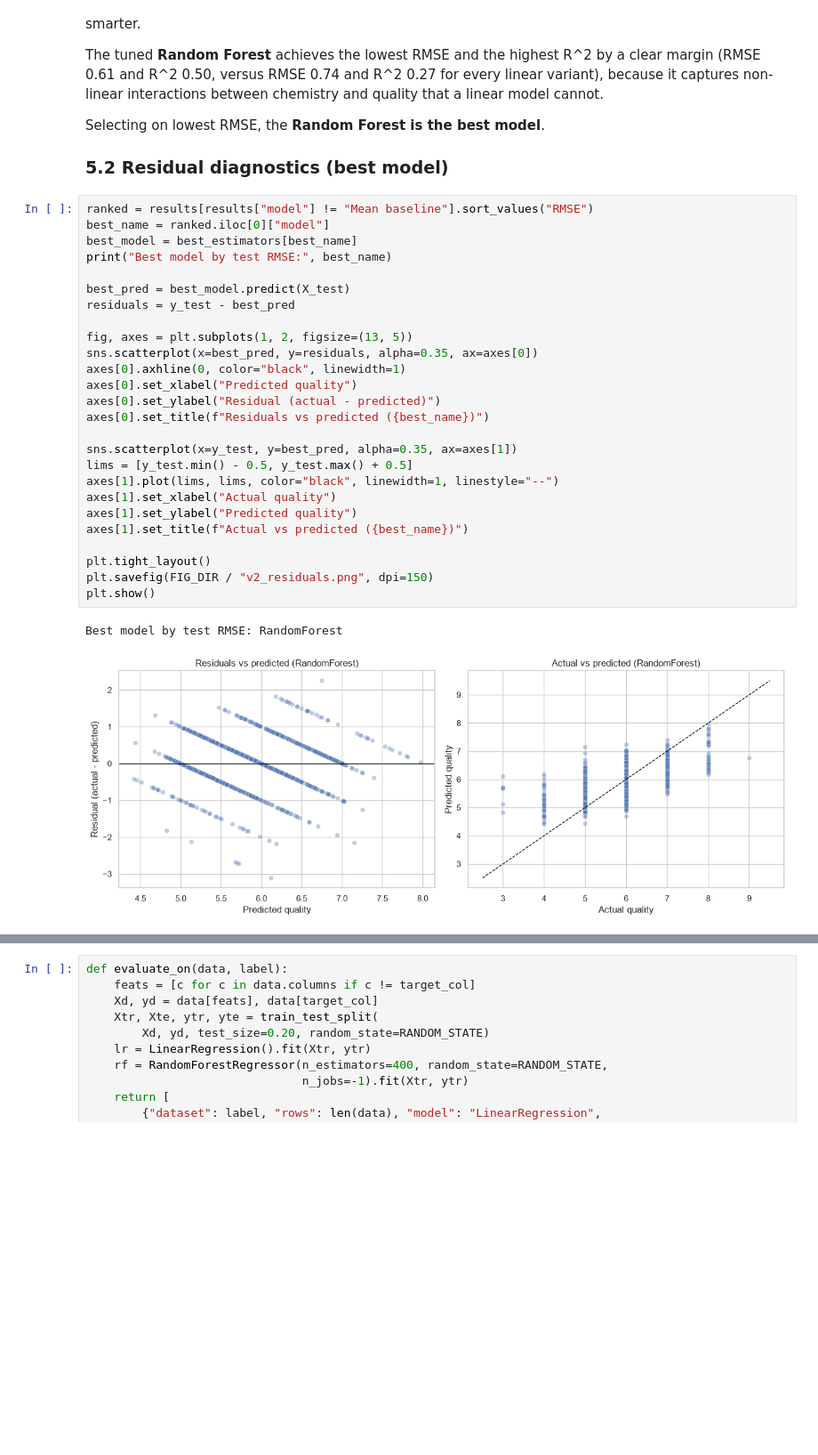
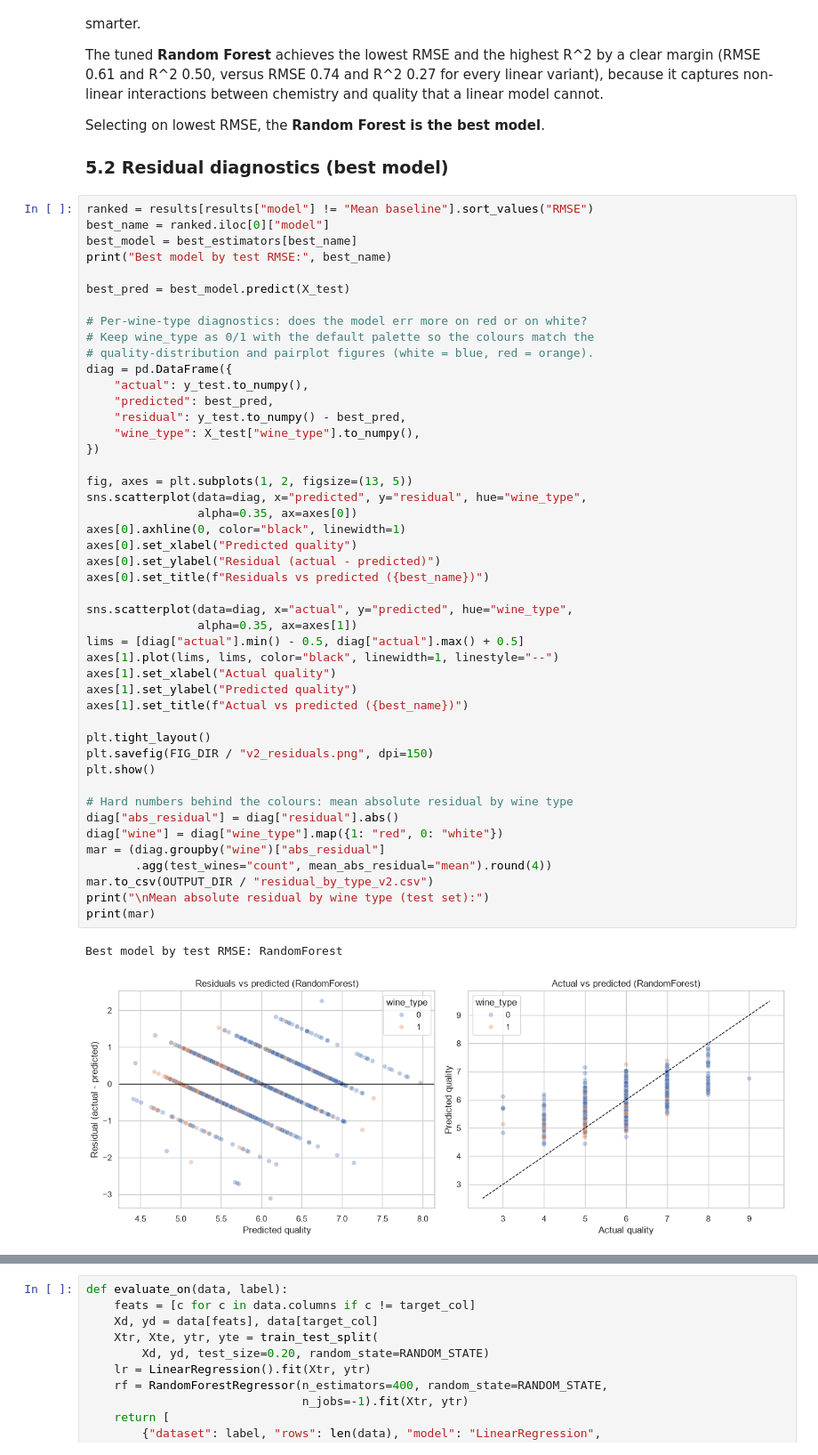
Before and after one commit to lfariabr/masters-swe-ai, a Jupyter notebook: 2026-T2/MLN/assignments/Assessment1/notebook/MLN601FariaLuisBrief1v2.ipynb, the cells around one changed output, grey strips where cells are left out. Shown at 89% size. Saved outputs shown, nothing was run; the diff lists cells and outputs as text; blank space fills up the shorter version.

```diff
--- a/2026-T2/MLN/assignments/Assessment1/notebook/MLN601FariaLuisBrief1v2.ipynb
+++ b/2026-T2/MLN/assignments/Assessment1/notebook/MLN601FariaLuisBrief1v2.ipynb
@@ -513,29 +513,49 @@ Selecting on lowest RMSE, the **Random Forest is the best model**.
 # %%
 ranked = results[results["model"] != "Mean baseline"].sort_values("RMSE")
 best_name = ranked.iloc[0]["model"]
 best_model = best_estimators[best_name]
 print("Best model by test RMSE:", best_name)
 
 best_pred = best_model.predict(X_test)
-residuals = y_test - best_pred
+
+# Per-wine-type diagnostics: does the model err more on red or on white?
+# Keep wine_type as 0/1 with the default palette so the colours match the
+# quality-distribution and pairplot figures (white = blue, red = orange).
+diag = pd.DataFrame({
+    "actual": y_test.to_numpy(),
+    "predicted": best_pred,
+    "residual": y_test.to_numpy() - best_pred,
+    "wine_type": X_test["wine_type"].to_numpy(),
+})
 
 fig, axes = plt.subplots(1, 2, figsize=(13, 5))
-sns.scatterplot(x=best_pred, y=residuals, alpha=0.35, ax=axes[0])
+sns.scatterplot(data=diag, x="predicted", y="residual", hue="wine_type",
+                alpha=0.35, ax=axes[0])
 axes[0].axhline(0, color="black", linewidth=1)
 axes[0].set_xlabel("Predicted quality")
 axes[0].set_ylabel("Residual (actual - predicted)")
 axes[0].set_title(f"Residuals vs predicted ({best_name})")
 
-sns.scatterplot(x=y_test, y=best_pred, alpha=0.35, ax=axes[1])
-lims = [y_test.min() - 0.5, y_test.max() + 0.5]
+sns.scatterplot(data=diag, x="actual", y="predicted", hue="wine_type",
+                alpha=0.35, ax=axes[1])
+lims = [diag["actual"].min() - 0.5, diag["actual"].max() + 0.5]
 axes[1].plot(lims, lims, color="black", linewidth=1, linestyle="--")
 axes[1].set_xlabel("Actual quality")
 axes[1].set_ylabel("Predicted quality")
 axes[1].set_title(f"Actual vs predicted ({best_name})")
 
 plt.tight_layout()
 plt.savefig(FIG_DIR / "v2_residuals.png", dpi=150)
 plt.show()
+
+# Hard numbers behind the colours: mean absolute residual by wine type
+diag["abs_residual"] = diag["residual"].abs()
+diag["wine"] = diag["wine_type"].map({1: "red", 0: "white"})
+mar = (diag.groupby("wine")["abs_residual"]
+       .agg(test_wines="count", mean_abs_residual="mean").round(4))
+mar.to_csv(OUTPUT_DIR / "residual_by_type_v2.csv")
+print("\nMean absolute residual by wine type (test set):")
+print(mar)
 # %% [output]
 Best model by test RMSE: RandomForest
-[figure, old version]
+[figure, new version]
```
Also changed, not shown: parts of 7 cells of this notebook, 4 other files.
